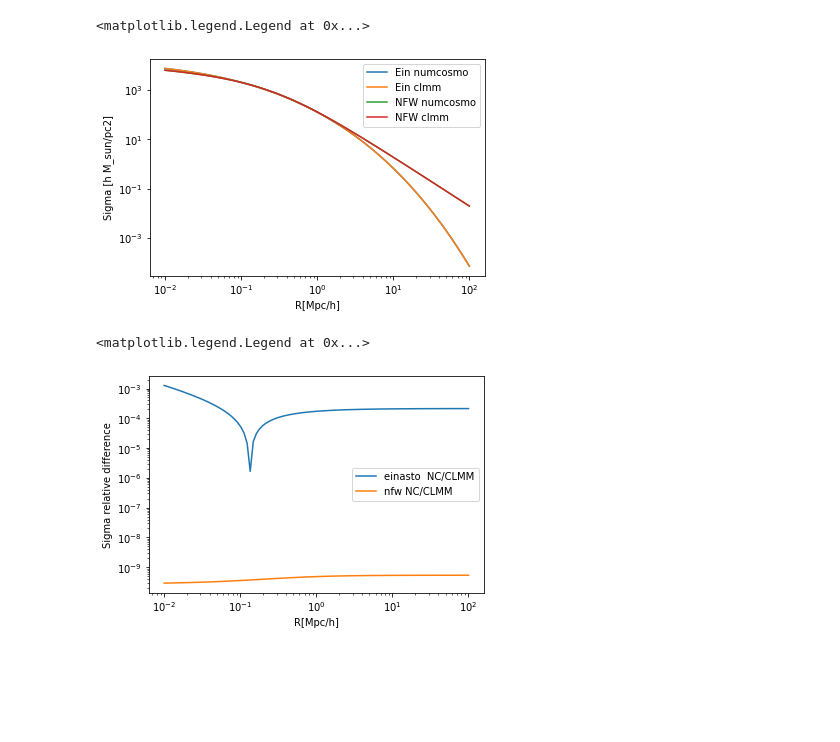
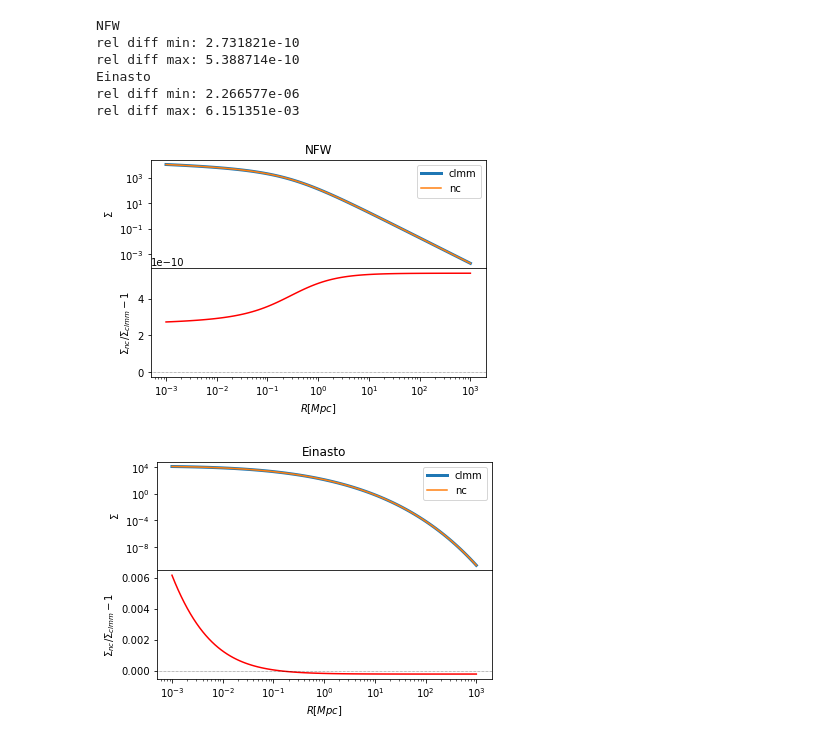
Before and after one commit to tguillemLSST/CLMM, a Jupyter notebook: examples/clmm_numcosmo_einasto.ipynb, the cells around one changed output. Saved outputs shown, nothing was run; the diff lists cells and outputs as text; code cells hidden in the pictures; blank space fills up the shorter version.

```diff
--- a/examples/clmm_numcosmo_einasto.ipynb
+++ b/examples/clmm_numcosmo_einasto.ipynb
@@ -25,4 +26,23 @@ z_source              = 2.0
 alpha                 = 0.19 # log slope for the einasto profile
+# %%
+def compare(x, y_clmm, y_nc, x_name='x', y_name='func', subplots_pars={'figsize':(6, 4)}, title='title'):
+    clmm_name, nc_name = '%s_{clmm}'%y_name, '%s_{nc}'%y_name
+    diff = y_nc/y_clmm - 1.
+    print(title+'\nrel diff min: %e\nrel diff max: %e'%(min(abs(diff)), max(abs(diff))))
+    fig, axs = plt.subplots(2, sharex=True, **subplots_pars)
+    fig.subplots_adjust(hspace=0)
+    axs[0].set_title(title)
+    axs[0].plot(x, y_clmm, label='clmm', lw=3)
+    axs[0].plot(x, y_nc, label='nc')
+    axs[1].plot(x, diff, c='r')
+    axs[1].axhline(0, ls=':', c='0', lw=.5)
+
+    axs[0].legend()
+    axs[0].set_ylabel('$%s$'%y_name)
+    axs[1].set_xlabel('$%s$'%x_name)
+    axs[1].set_ylabel('$%s/%s-1$'%(nc_name, clmm_name))
+
+    return fig, axs
 # %%
 #########################
 # Initializing NumCosmo #
@@ -79,6 +101,12 @@ smd  = Nc.WLSurfaceMassDensity.new (dist)
 
 smd.prepare (cosmo)
 # %%
-r     = np.logspace(-2,2,100) # Mpc/h
+r     = np.logspace(-3,3,100) # Mpc/h
 nc_Sigma_ein  = smd.sigma_array (nc_ein, cosmo, r, 1./cosmo.h(), cor_factor/cosmo.h()/1.e12, z_cluster)
 nc_Sigma_nfw  = smd.sigma_array (nc_nfw, cosmo, r, 1./cosmo.h(), cor_factor/cosmo.h()/1.e12, z_cluster)
+clmm_Sigma_nfw = m.predict_surface_density(r, cluster_mass, cluster_concentration, z_cluster, cosmo=cosmo_ccl,
+                                  delta_mdef=mass_Delta,
+                                  halo_profile_model='nfw')
+clmm_Sigma_ein = m.predict_surface_density(r, cluster_mass, cluster_concentration, z_cluster, cosmo=cosmo_ccl,
+                                  delta_mdef=mass_Delta,
+                                  halo_profile_model='einasto', alpha=alpha)
@@ -92,24 +113,19 @@ clmm_Sigma_ein = m.predict_surface_density(r, cluster_mass, cluster_concentratio
-# %%
-plt.loglog(r, nc_Sigma_ein, label='Ein numcosmo')
-plt.loglog(r, clmm_Sigma_ein, label='Ein clmm')
-plt.loglog(r, nc_Sigma_nfw, label='NFW numcosmo')
-plt.loglog(r, clmm_Sigma_nfw, label='NFW clmm')
-plt.xlabel('R[Mpc/h]')
-plt.ylabel('Sigma [h M_sun/pc2]')
-
-plt.legend()
-# %% [output]
-<matplotlib.legend.Legend at 0x...>
-[figure, removed]
-# %%
-plt.loglog(r, np.abs(nc_Sigma_ein/clmm_Sigma_ein-1.), label='einasto  NC/CLMM')
-plt.loglog(r, np.abs(nc_Sigma_nfw/clmm_Sigma_nfw-1.), label='nfw NC/CLMM')
-plt.xlabel('R[Mpc/h]')
-plt.ylabel('Sigma relative difference')
-plt.legend()
-# %% [output]
-<matplotlib.legend.Legend at 0x...>
-[figure, removed]
+# %%
+fig, axs = compare (r, clmm_Sigma_nfw, nc_Sigma_nfw, x_name='R [Mpc]', y_name=r'{\Sigma}', title='NFW')
+axs[0].set_xscale('log')
+axs[0].set_yscale('log')
+fig, axs = compare (r, clmm_Sigma_ein, nc_Sigma_ein, x_name='R [Mpc]', y_name=r'{\Sigma}', title='Einasto')
+axs[0].set_xscale('log')
+axs[0].set_yscale('log')
+# %% [output]
+NFW
+rel diff min: 2.731821e-10
+rel diff max: 5.388714e-10
+Einasto
+rel diff min: 2.266577e-06
+rel diff max: 6.151351e-03
+[figure, added]
+[figure, added]
 # %%
 nc_DeltaSigma_ein  = smd.sigma_excess_array (nc_ein, cosmo, r, 1./cosmo.h(), cor_factor/cosmo.h()/1.e12, z_cluster)
 nc_DeltaSigma_nfw  = smd.sigma_excess_array (nc_nfw, cosmo, r, 1./cosmo.h(), cor_factor/cosmo.h()/1.e12, z_cluster)
```
Also changed, not shown: parts of 10 cells of this notebook, 1 other file.
